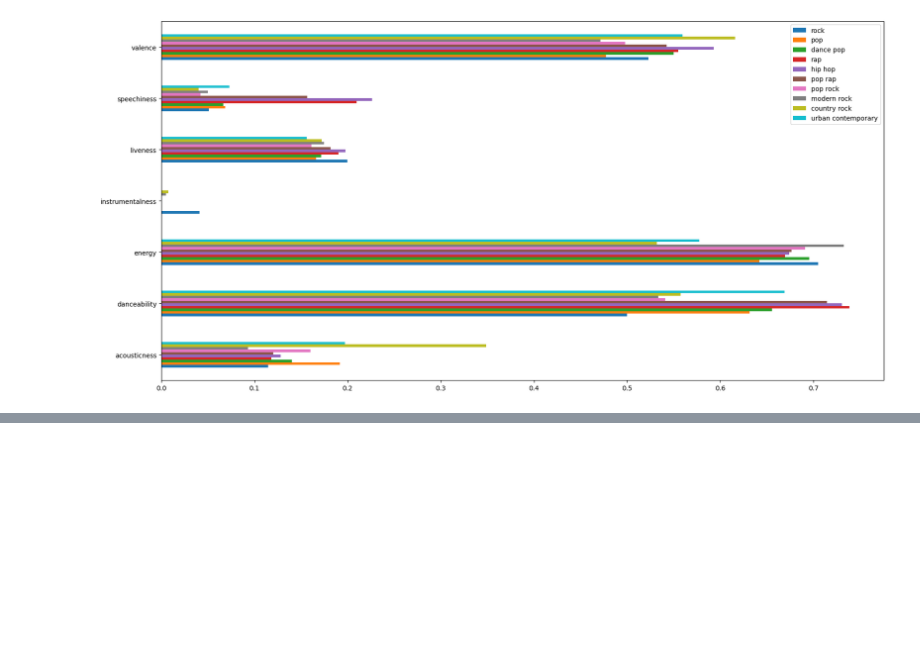
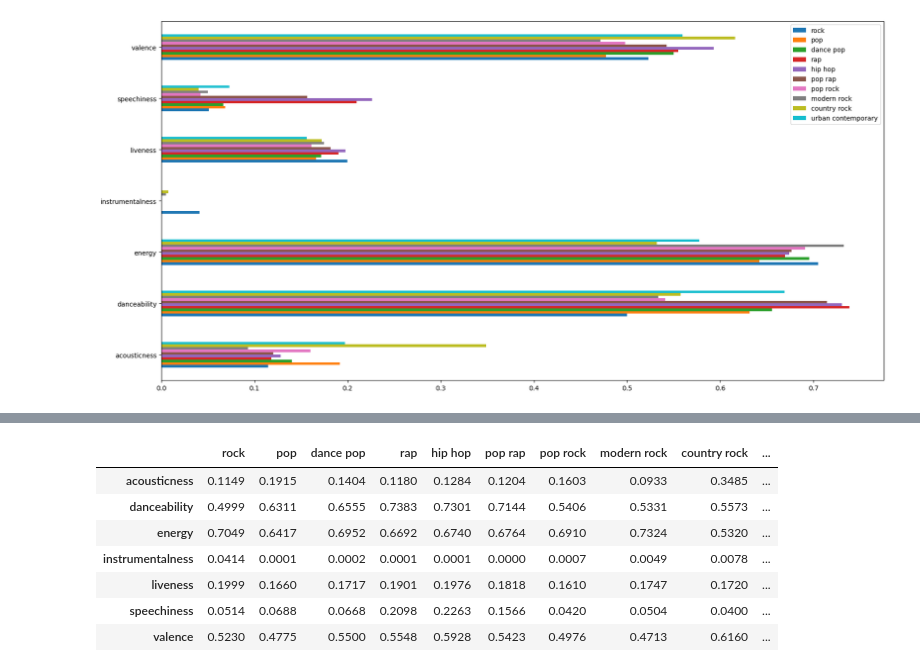
Before and after one commit to danilomiyatake/spotify, a Jupyter notebook: spotify_eda.ipynb, the cells around one changed output, grey strips where cells are left out. Cells and saved outputs as stored; diff of their text form; code cells hidden in the pictures; blank space fills up the shorter version.

```diff
--- a/spotify_eda.ipynb
+++ b/spotify_eda.ipynb
@@ -221,3 +263,3 @@ atributos_genero
 # %%
-sumario = pd.DataFrame(atributos_genero, index=atributos)
+resumo = pd.DataFrame(atributos_genero, index=atributos)
 # %%
@@ -230,0 +270,11 @@ KeyError: 0.986
+# %%
+resumo
+# %% [output]
+|  | rock | pop | dance pop | rap | hip hop | pop rap | pop rock | modern rock | country rock | ... |
+| acousticness | 0.1149 | 0.1915 | 0.1404 | 0.1180 | 0.1284 | 0.1204 | 0.1603 | 0.0933 | 0.3485 | ... |
+| danceability | 0.4999 | 0.6311 | 0.6555 | 0.7383 | 0.7301 | 0.7144 | 0.5406 | 0.5331 | 0.5573 | ... |
+| energy | 0.7049 | 0.6417 | 0.6952 | 0.6692 | 0.6740 | 0.6764 | 0.6910 | 0.7324 | 0.5320 | ... |
+| instrumentalness | 0.0414 | 0.0001 | 0.0002 | 0.0001 | 0.0001 | 0.0000 | 0.0007 | 0.0049 | 0.0078 | ... |
+| liveness | 0.1999 | 0.1660 | 0.1717 | 0.1901 | 0.1976 | 0.1818 | 0.1610 | 0.1747 | 0.1720 | ... |
+| speechiness | 0.0514 | 0.0688 | 0.0668 | 0.2098 | 0.2263 | 0.1566 | 0.0420 | 0.0504 | 0.0400 | ... |
+| valence | 0.5230 | 0.4775 | 0.5500 | 0.5548 | 0.5928 | 0.5423 | 0.4976 | 0.4713 | 0.6160 | ... |
```
Also changed, not shown: parts of 14 cells of this notebook.
